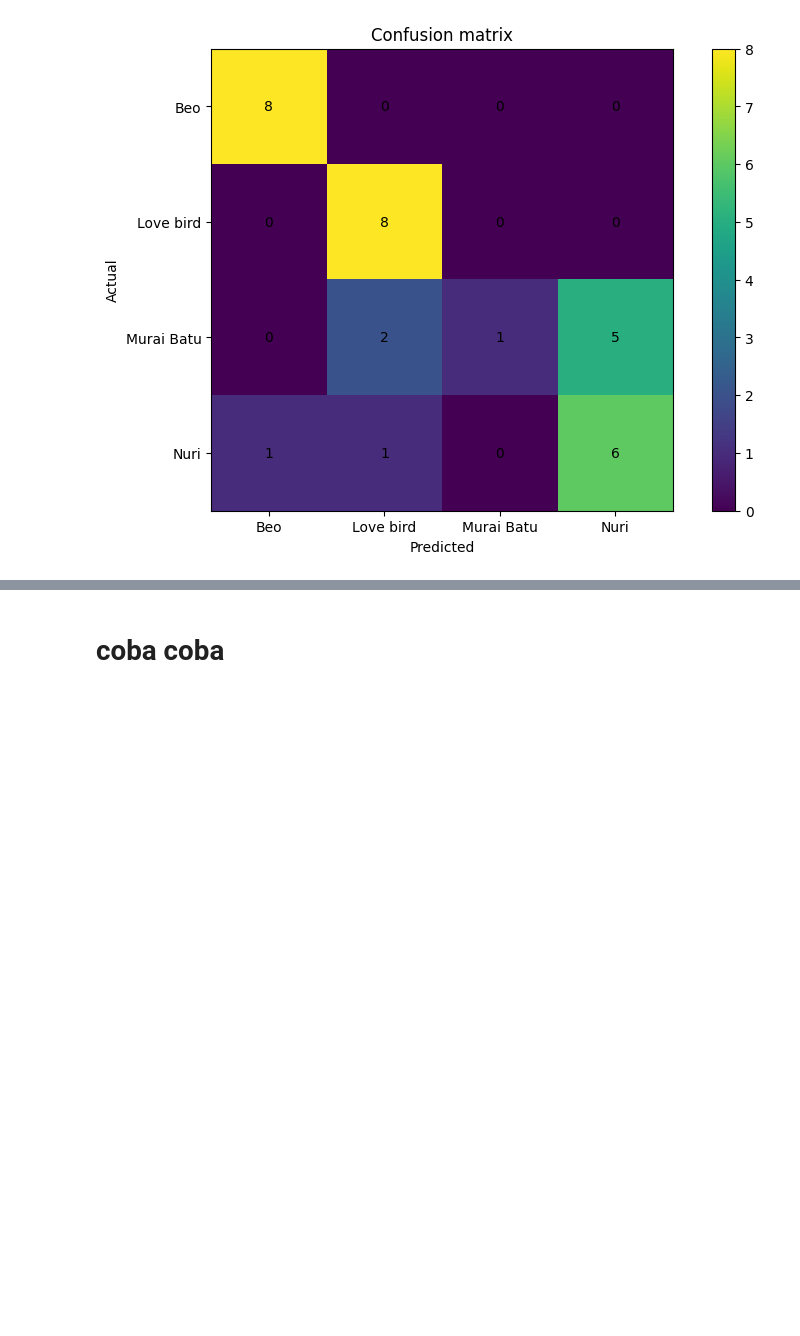
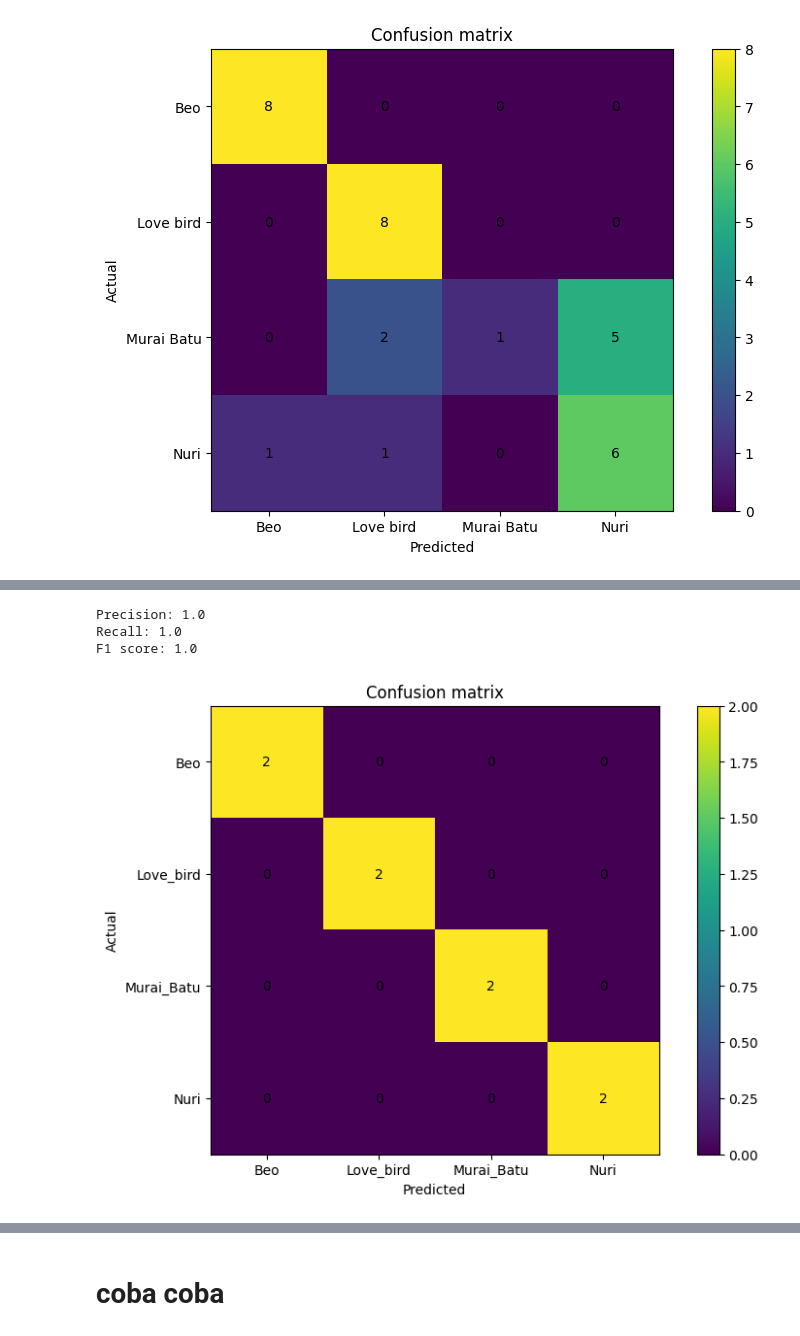
Before and after one commit to IritaSee/bird_compressive_sensing, a Jupyter notebook: preprocessing.ipynb, the cells around one changed output, grey strips where cells are left out. Drawn from its saved outputs; the diff is of its cells as text; code cells hidden in the pictures; blank space fills up the shorter version.

```diff
--- a/preprocessing.ipynb
+++ b/preprocessing.ipynb
@@ -1654,0 +1752,11 @@ F1 score: 0.6592707258341934
+# %%
+plot_confusion_matrix(ytrue,ypred, valid_generator.class_indices.keys())
+precision, recall, f1_score = calculate_precision_recall_f1_score(ytrue,ypred)
+print('Precision:', precision)
+print('Recall:', recall)
+print('F1 score:', f1_score)
+# %% [output]
+Precision: 1.0
+Recall: 1.0
+F1 score: 1.0
+[figure, added]
```
Also changed, not shown: parts of 21 cells of this notebook.
